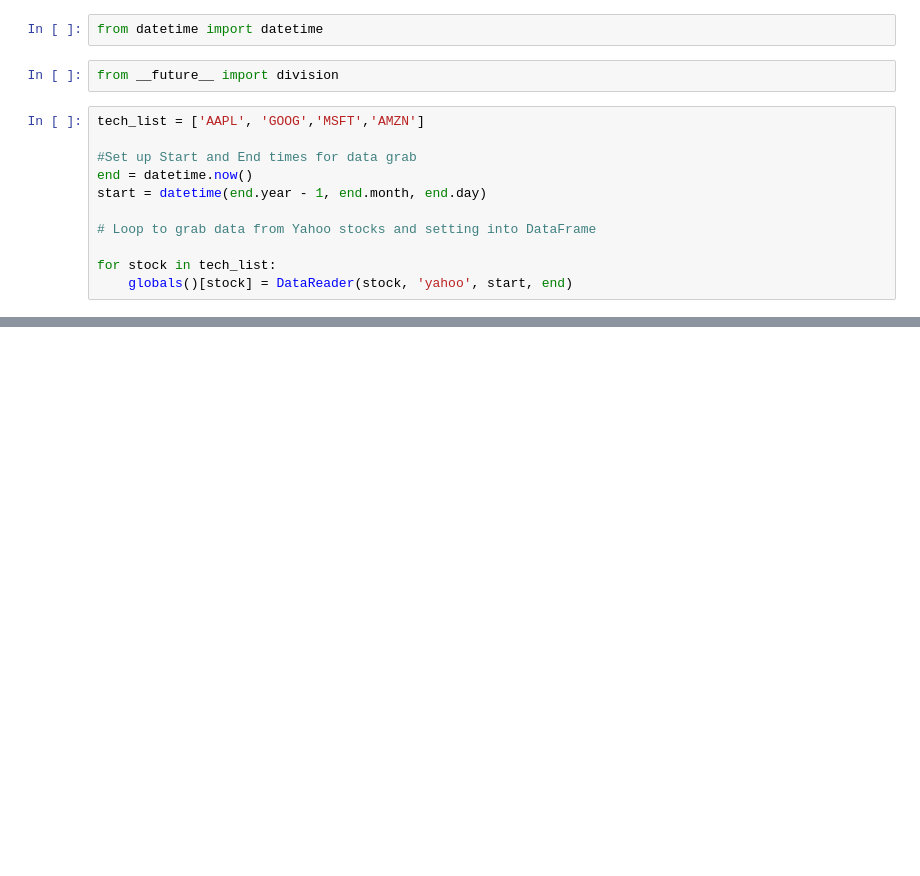
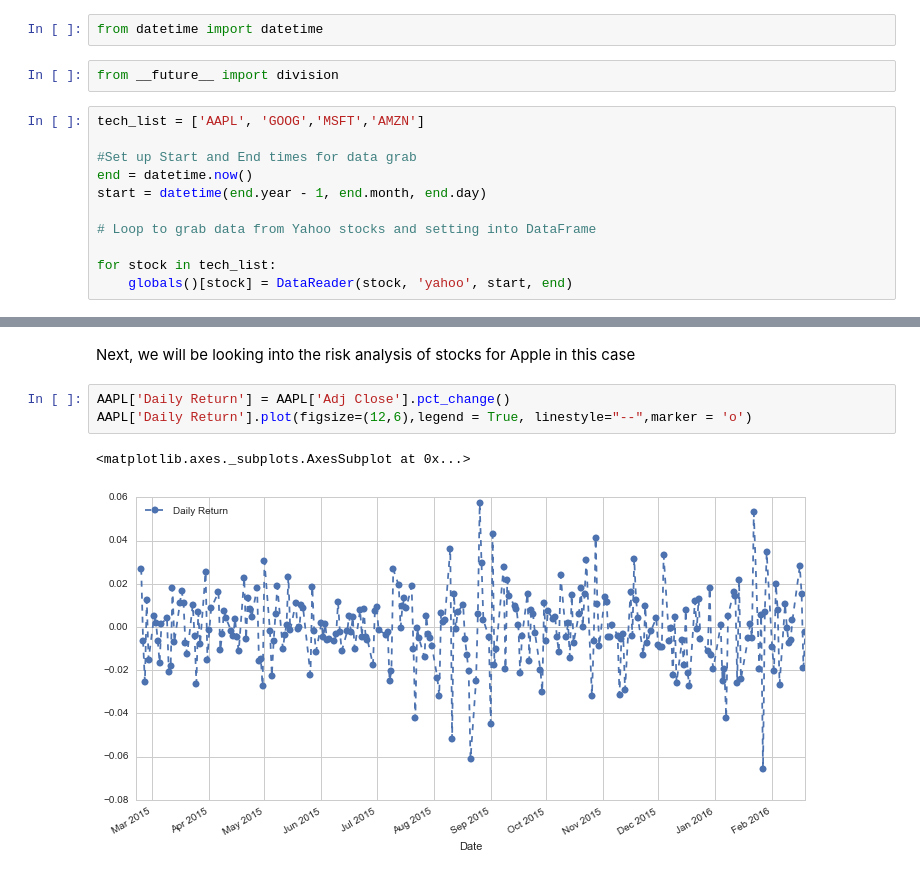
Before and after one commit to shrutirao94/stock_market_analysis, a Jupyter notebook: Stock Market Analysis.ipynb, the cells around one changed output, grey strips where cells are left out. Cells and saved outputs as stored; diff of their text form; blank space fills up the shorter version.

```diff
--- a/Stock Market Analysis.ipynb
+++ b/Stock Market Analysis.ipynb
@@ -86,0 +103,8 @@ AAPL['Volume'].plot(legend = True, figsize = (10,5))
+# %% [markdown]
+Next, we will be looking into the risk analysis of stocks for Apple in this case
+# %%
+AAPL['Daily Return'] = AAPL['Adj Close'].pct_change()
+AAPL['Daily Return'].plot(figsize=(12,6),legend = True, linestyle="--",marker = 'o')
+# %% [output]
+<matplotlib.axes._subplots.AxesSubplot at 0x...>
+[figure, added]
```
Also changed, not shown: parts of 24 cells of this notebook.
